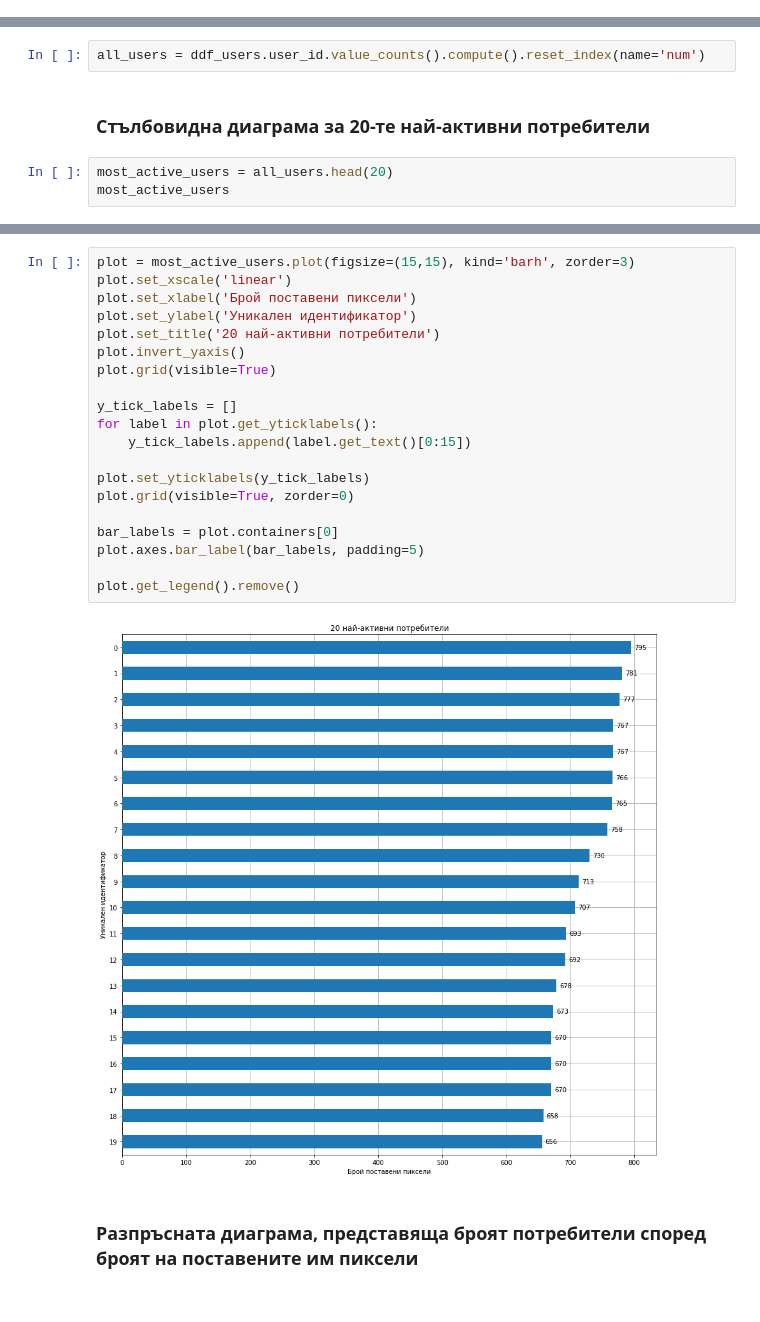
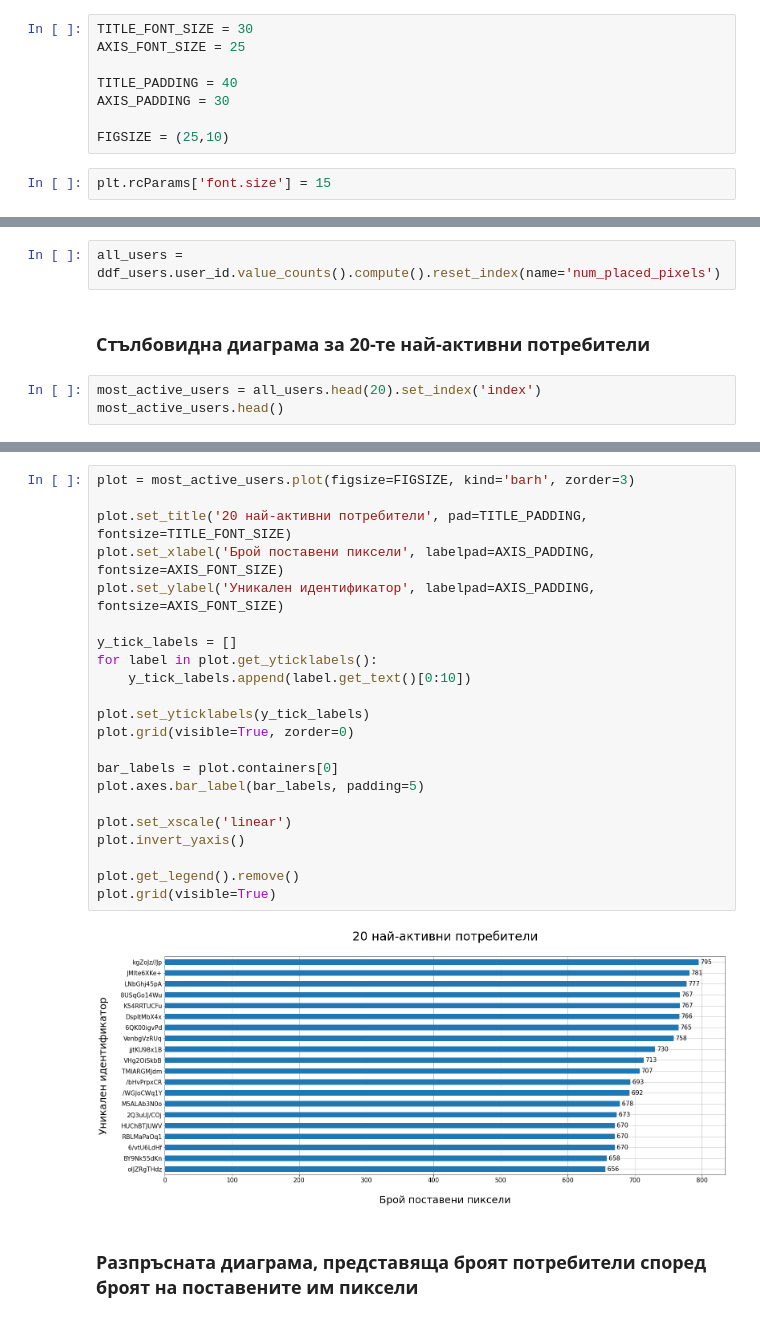
Before and after one commit to Denis-Iv/Analyzing-Social-Experiment, a Jupyter notebook: visualize_data.ipynb, the cells around one changed output, grey strips where cells are left out. Cells and saved outputs as stored; diff of their text form.

```diff
--- a/visualize_data.ipynb
+++ b/visualize_data.ipynb
@@ -11,3 +9,13 @@ plt.rcParams['font.size'] = '20'
+# %%
+TITLE_FONT_SIZE = 30
+AXIS_FONT_SIZE = 25
+
+TITLE_PADDING = 40
+AXIS_PADDING = 30
+
+FIGSIZE = (25,10)
+# %%
+plt.rcParams['font.size'] = 15
 # %% [markdown]
 # Импортиране на файлове
 # %%
@@ -33,10 +41,10 @@ ddf_main.head()
 # %% [markdown]
 # Работа с таблицата за потребители
 # %%
-all_users = ddf_users.user_id.value_counts().compute().reset_index(name='num')
+all_users = ddf_users.user_id.value_counts().compute().reset_index(name='num_placed_pixels')
 # %% [markdown]
 ### Стълбовидна диаграма за 20-те най-активни потребители
 # %%
-most_active_users = all_users.head(20)
-most_active_users
+most_active_users = all_users.head(20).set_index('index')
+most_active_users.head()
 # %% [output]
@@ -60,25 +58,27 @@ most_active_users
 # %%
-plot = most_active_users.plot(figsize=(15,15), kind='barh', zorder=3)
-plot.set_xscale('linear')
-plot.set_xlabel('Брой поставени пиксели')
-plot.set_ylabel('Уникален идентификатор')
-plot.set_title('20 най-активни потребители')
-plot.invert_yaxis()
-plot.grid(visible=True)
+plot = most_active_users.plot(figsize=FIGSIZE, kind='barh', zorder=3)
+
+plot.set_title('20 най-активни потребители', pad=TITLE_PADDING, fontsize=TITLE_FONT_SIZE)
+plot.set_xlabel('Брой поставени пиксели', labelpad=AXIS_PADDING, fontsize=AXIS_FONT_SIZE)
+plot.set_ylabel('Уникален идентификатор', labelpad=AXIS_PADDING, fontsize=AXIS_FONT_SIZE)
 
 y_tick_labels = []
 for label in plot.get_yticklabels():
-    y_tick_labels.append(label.get_text()[0:15])
+    y_tick_labels.append(label.get_text()[0:10])
 
 plot.set_yticklabels(y_tick_labels)
 plot.grid(visible=True, zorder=0)
 
 bar_labels = plot.containers[0]
 plot.axes.bar_label(bar_labels, padding=5)
 
+plot.set_xscale('linear')
+plot.invert_yaxis()
+
 plot.get_legend().remove()
+plot.grid(visible=True)
 # %% [output]
-[figure, old version]
+[figure, new version]
 # %% [markdown]
 ### Разпръсната диаграма, представяща броят потребители според броят на поставените им пиксели
 # %%
```
Also changed, not shown: parts of 24 cells of this notebook.
